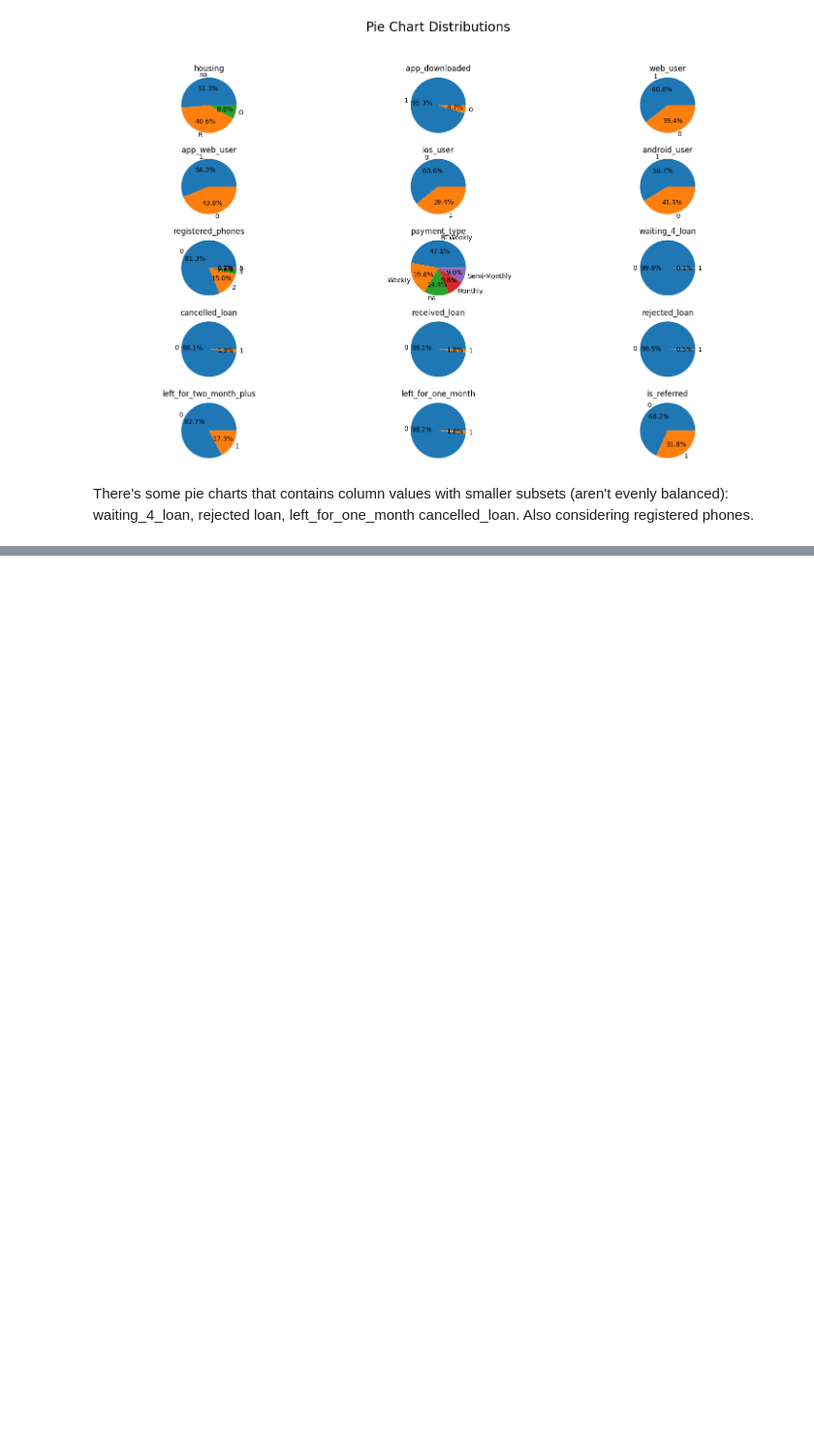
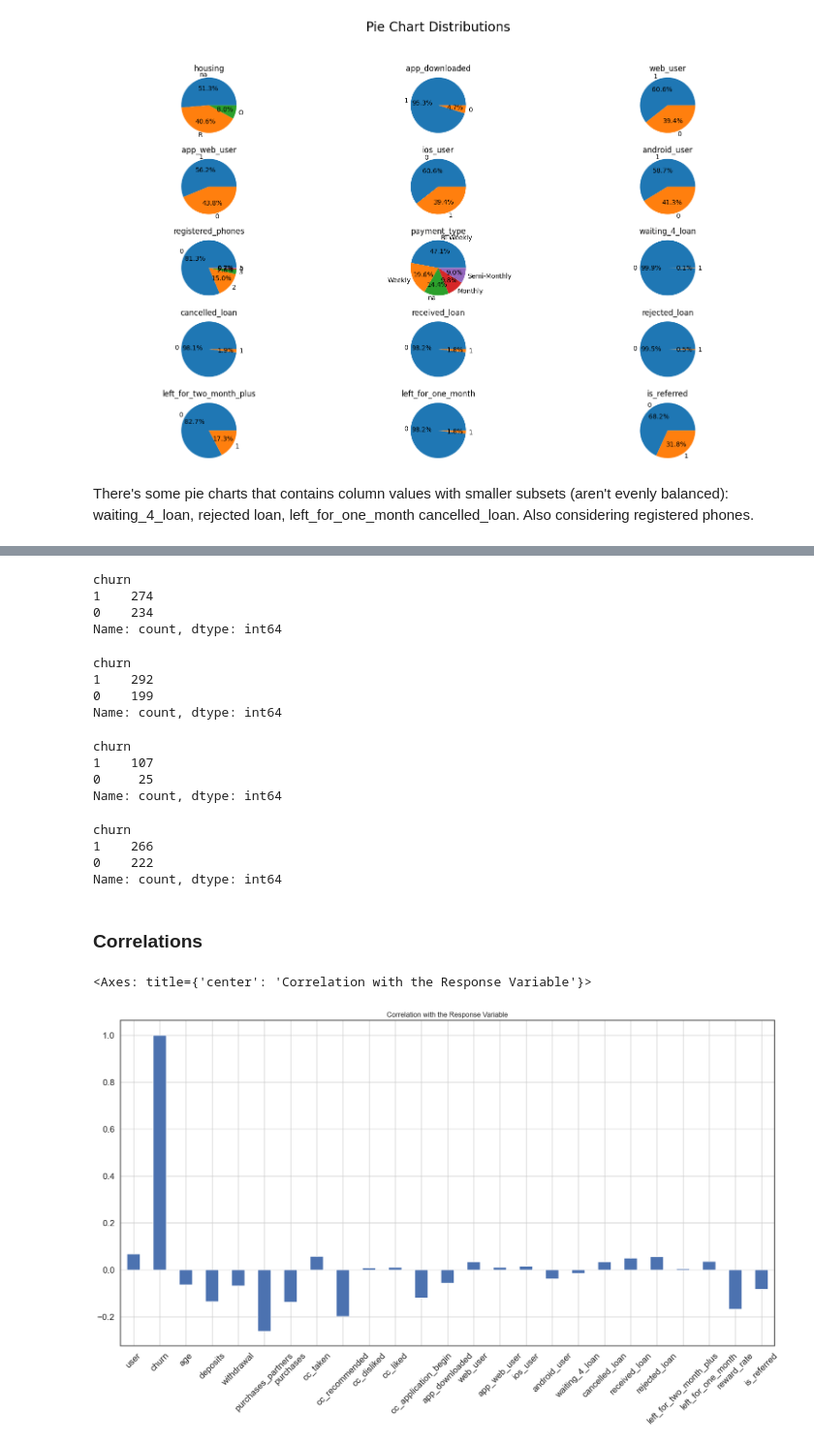
Before and after one commit to dsteven12/minimizing_churn_rate, a Jupyter notebook: churn_notebook.ipynb, the cells around one changed output, grey strips where cells are left out. Shown: that part at 97% size. Drawn from its saved outputs; the diff is of its cells as text; code cells hidden in the pictures; blank space fills up the shorter version.

```diff
--- a/churn_notebook.ipynb
+++ b/churn_notebook.ipynb
@@ -245,0 +250,43 @@ NameError: name 'x' is not defined
+# %%
+churn_data[binary_x.cancelled_loan == 1].churn.value_counts()
+# %% [output]
+churn
+1    274
+0    234
+Name: count, dtype: int64
+# %%
+churn_data[binary_x.received_loan == 1].churn.value_counts()
+# %% [output]
+churn
+1    292
+0    199
+Name: count, dtype: int64
+# %%
+churn_data[binary_x.rejected_loan == 1].churn.value_counts()
+# %% [output]
+churn
+1    107
+0     25
+Name: count, dtype: int64
+# %%
+churn_data[binary_x.left_for_one_month == 1].churn.value_counts()
+# %% [output]
+churn
+1    266
+0    222
+Name: count, dtype: int64
+# %% [markdown]
+### Correlations
+# %%
+churn_data.drop(
+    columns= ['housing', 'payment_type', 'registered_phones', 'zodiac_sign']
+            ).corrwith(churn_data.churn).plot.bar(
+                figsize=(20,10),
+                title='Correlation with the Response Variable',
+                fontsize=15,
+                rot=45,
+                grid=True
+            )
+# %% [output]
+<Axes: title={'center': 'Correlation with the Response Variable'}>
+[figure, added]
```
Also changed, not shown: parts of 14 cells of this notebook, 1 other file.
